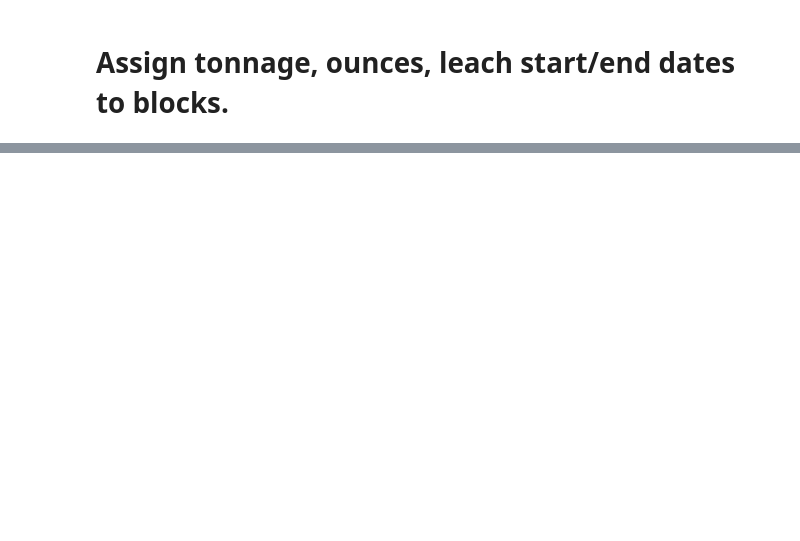
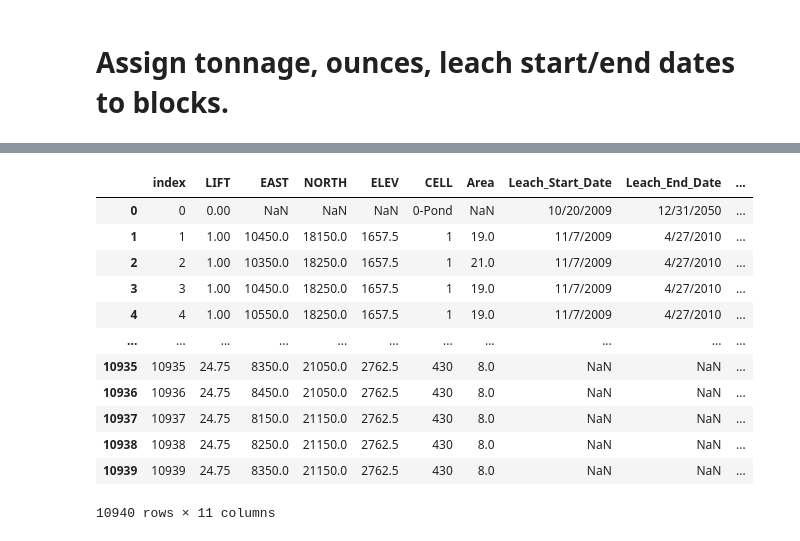
Before and after one commit to ChiefMetDing/FK_HL_Model_Remake, a Jupyter notebook: Scripts/py/HL_model.ipynb, the cells around one changed output, grey strips where cells are left out. Saved outputs shown, nothing was run; the diff lists cells and outputs as text; code cells hidden in the pictures; blank space fills up the shorter version.

```diff
--- a/Scripts/py/HL_model.ipynb
+++ b/Scripts/py/HL_model.ipynb
@@ -28,3 +36,17 @@ end_date = max(cells_df['Leach_End_Date'])
+# %%
+# Rmax
+## Assign X1 and X2
+X1 = 0.745
+X2 = 350
+def Rmax_calc(ounces,tonnage):
+    Rmax = X1 * (1-np.exp(-X2 * ounces / tonnage))
+    return Rmax
+# R
+def recovery_calc(Rmax,Rcum,k,days):
+    R = Rmax - Rcum - 1/(k*days+(1/(Rmax-Rcum)))
+    return R
+# %%
+cells_df['Rmax'] = Rmax_calc(cells_df['Contained_Ounces'],cells_df['Total_Tons_Placed '])
 # %% [markdown]
 # Assign tonnage, ounces, leach start/end dates to blocks.
 # %%
@@ -44 +66,17 @@ Road Cell R      1
 Name: CELL, Length: 573, dtype: int64
+# %%
+blocks_df.merge(cells_df[['Leach_Start_Date','Leach_End_Date','Cell_ID ','Rmax']], right_on = 'Cell_ID ', left_on='CELL',how='left')
+# %% [output]
+|  | index | LIFT | EAST | NORTH | ELEV | CELL | Area | Leach_Start_Date | Leach_End_Date | ... |
+| 0 | 0 | 0.00 | NaN | NaN | NaN | 0-Pond | NaN | 10/20/2009 | 12/31/2050 | ... |
+| 1 | 1 | 1.00 | 10450.0 | 18150.0 | 1657.5 | 1 | 19.0 | 11/7/2009 | 4/27/2010 | ... |
+| 2 | 2 | 1.00 | 10350.0 | 18250.0 | 1657.5 | 1 | 21.0 | 11/7/2009 | 4/27/2010 | ... |
+| 3 | 3 | 1.00 | 10450.0 | 18250.0 | 1657.5 | 1 | 19.0 | 11/7/2009 | 4/27/2010 | ... |
+| 4 | 4 | 1.00 | 10550.0 | 18250.0 | 1657.5 | 1 | 19.0 | 11/7/2009 | 4/27/2010 | ... |
+| ... | ... | ... | ... | ... | ... | ... | ... | ... | ... | ... |
+| 10935 | 10935 | 24.75 | 8350.0 | 21050.0 | 2762.5 | 430 | 8.0 | NaN | NaN | ... |
+| 10936 | 10936 | 24.75 | 8450.0 | 21050.0 | 2762.5 | 430 | 8.0 | NaN | NaN | ... |
+| 10937 | 10937 | 24.75 | 8150.0 | 21150.0 | 2762.5 | 430 | 8.0 | NaN | NaN | ... |
+| 10938 | 10938 | 24.75 | 8250.0 | 21150.0 | 2762.5 | 430 | 8.0 | NaN | NaN | ... |
+| 10939 | 10939 | 24.75 | 8350.0 | 21150.0 | 2762.5 | 430 | 8.0 | NaN | NaN | ... |
+10940 rows × 11 columns
```
Also changed, not shown: parts of 9 cells of this notebook, 1 other file.
